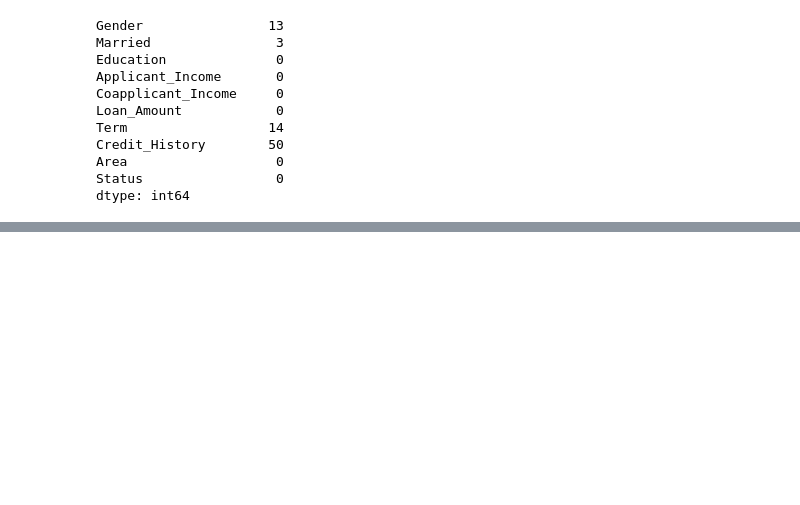
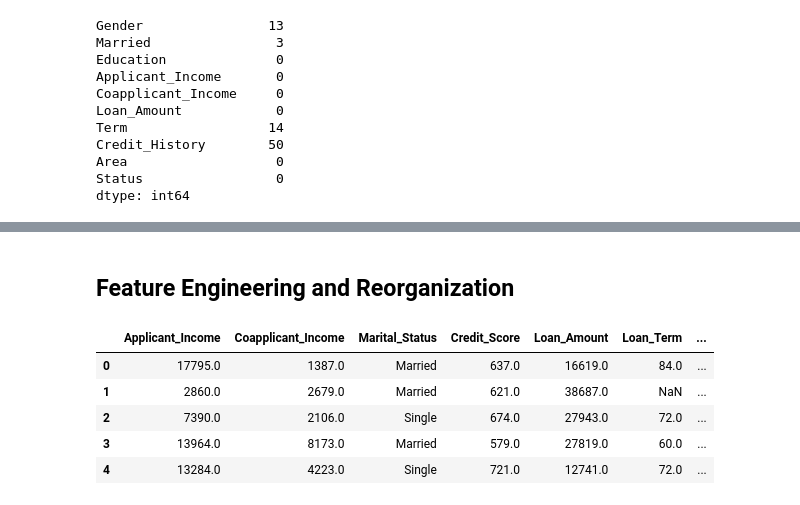
Before and after one commit to danielphilip12/Loan-Approval, a Jupyter notebook: overview.ipynb, the cells around one changed output, grey strips where cells are left out. Cells and saved outputs as stored; diff of their text form; code cells hidden in the pictures; blank space fills up the shorter version.

```diff
--- a/overview.ipynb
+++ b/overview.ipynb
@@ -65,3 +65,3 @@ Let's modify the datasets so that they match each other, than one dataset can be
 # %%
-df = pd.read_csv('./data/loan_approval.csv')
+df_app = pd.read_csv('./data/loan_approval.csv')
 # %%
@@ -136,5 +136,5 @@ Index(['Applicant_ID', 'Applicant_Income', 'Coapplicant_Income',
        'Loan_Approved'],
       dtype='object')
 # %%
-df = df.drop(columns=['Applicant_ID', 'Employment_Status', 'Age', 'Dependents', 'Existing_Loans', 'DTI_Ratio', 'Savings', 'Collateral_Value', 'Loan_Purpose' ,'Employer_Category'])
+df_app = df_app.drop(columns=['Applicant_ID', 'Employment_Status', 'Age', 'Dependents', 'Existing_Loans', 'DTI_Ratio', 'Savings', 'Collateral_Value', 'Loan_Purpose' ,'Employer_Category'])
 # %%
@@ -171 +171,3 @@ This will be done in another notebook.
+# %%
+df_app = df_app.dropna(subset=['Loan_Approved']) # target value should not have any nulls
 # %%
@@ -227,0 +247,11 @@ df.to_csv('./data_processing/loan_data.csv', index=False)
+# %% [markdown]
+## Feature Engineering and Reorganization
+# %%
+df_app.head()
+# %% [output]
+|  | Applicant_Income | Coapplicant_Income | Marital_Status | Credit_Score | Loan_Amount | Loan_Term | ... |
+| 0 | 17795.0 | 1387.0 | Married | 637.0 | 16619.0 | 84.0 | ... |
+| 1 | 2860.0 | 2679.0 | Married | 621.0 | 38687.0 | NaN | ... |
+| 2 | 7390.0 | 2106.0 | Single | 674.0 | 27943.0 | 72.0 | ... |
+| 3 | 13964.0 | 8173.0 | Married | 579.0 | 27819.0 | 60.0 | ... |
+| 4 | 13284.0 | 4223.0 | Single | 721.0 | 12741.0 | 72.0 | ... |
```
Also changed, not shown: parts of 42 cells of this notebook, 2 other files.
